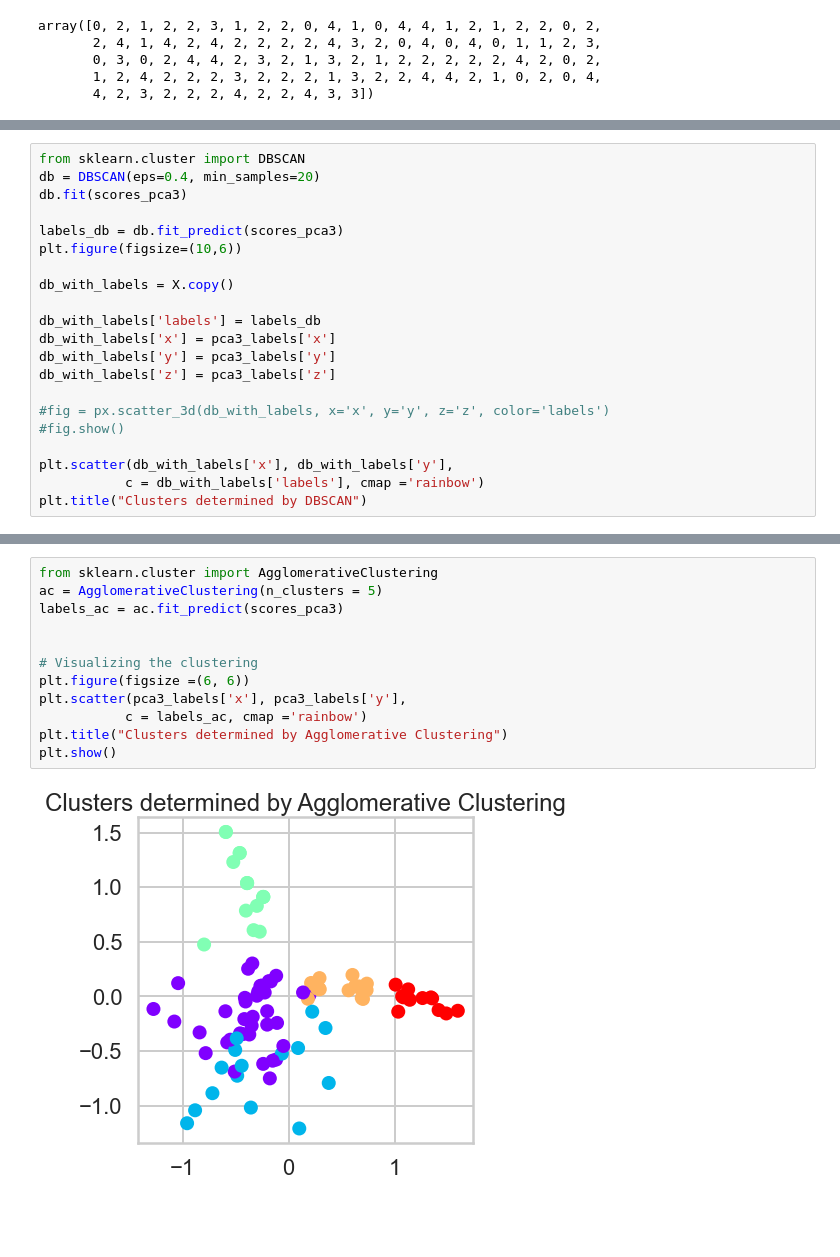
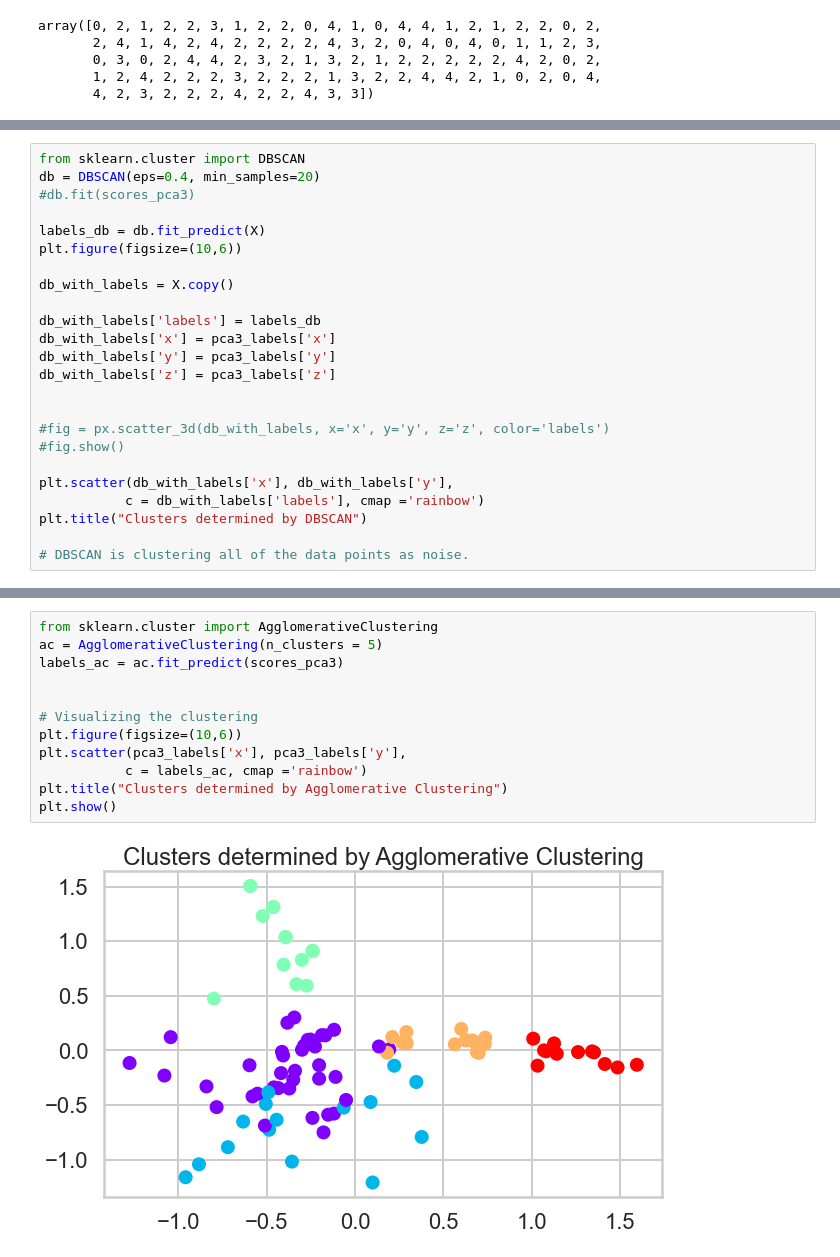
Before and after one commit to meskeremg/MeskiSBWork, a Jupyter notebook: Clustering Case Study - Customer Segmentation with K-Means - Meskerem Goshime.ipynb, the cells around one changed output, grey strips where cells are left out. Saved outputs shown, nothing was run; the diff lists cells and outputs as text; blank space fills up the shorter version.

```diff
--- a/Clustering Case Study - Customer Segmentation with K-Means - Meskerem Goshime.ipynb
+++ b/Clustering Case Study - Customer Segmentation with K-Means - Meskerem Goshime.ipynb
@@ -672,9 +730,9 @@ plt.show()
 # %%
 from sklearn.cluster import DBSCAN
 db = DBSCAN(eps=0.4, min_samples=20)
-db.fit(scores_pca3)
+#db.fit(scores_pca3)
 
-labels_db = db.fit_predict(scores_pca3)
+labels_db = db.fit_predict(X)
 plt.figure(figsize=(10,6))
 
 db_with_labels = X.copy()
@@ -684,10 +742,13 @@ db_with_labels['x'] = pca3_labels['x']
 db_with_labels['y'] = pca3_labels['y']
 db_with_labels['z'] = pca3_labels['z']
 
+
 #fig = px.scatter_3d(db_with_labels, x='x', y='y', z='z', color='labels')
 #fig.show()
 
 plt.scatter(db_with_labels['x'], db_with_labels['y'],
            c = db_with_labels['labels'], cmap ='rainbow')
 plt.title("Clusters determined by DBSCAN")
+
+# DBSCAN is clustering all of the data points as noise.
 # %% [output]
@@ -696,14 +763,14 @@ Text(0.5, 1.0, 'Clusters determined by DBSCAN')
 # %%
 from sklearn.cluster import AgglomerativeClustering
 ac = AgglomerativeClustering(n_clusters = 5)
 labels_ac = ac.fit_predict(scores_pca3)
 
 
 # Visualizing the clustering
-plt.figure(figsize =(6, 6))
+plt.figure(figsize=(10,6))
 plt.scatter(pca3_labels['x'], pca3_labels['y'],
            c = labels_ac, cmap ='rainbow')
 plt.title("Clusters determined by Agglomerative Clustering")
 plt.show()
 # %% [output]
-[figure, old version]
+[figure, new version]
```
Also changed, not shown: parts of 7 cells of this notebook.
